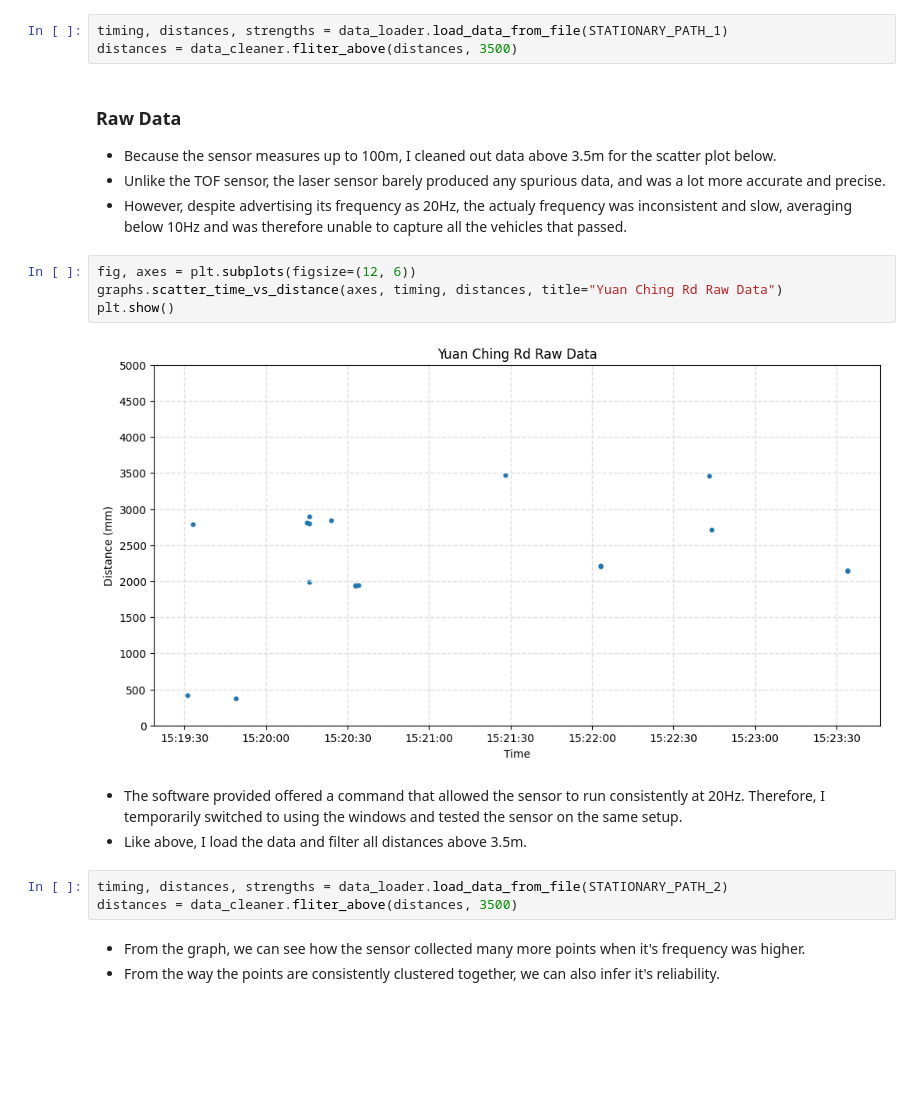
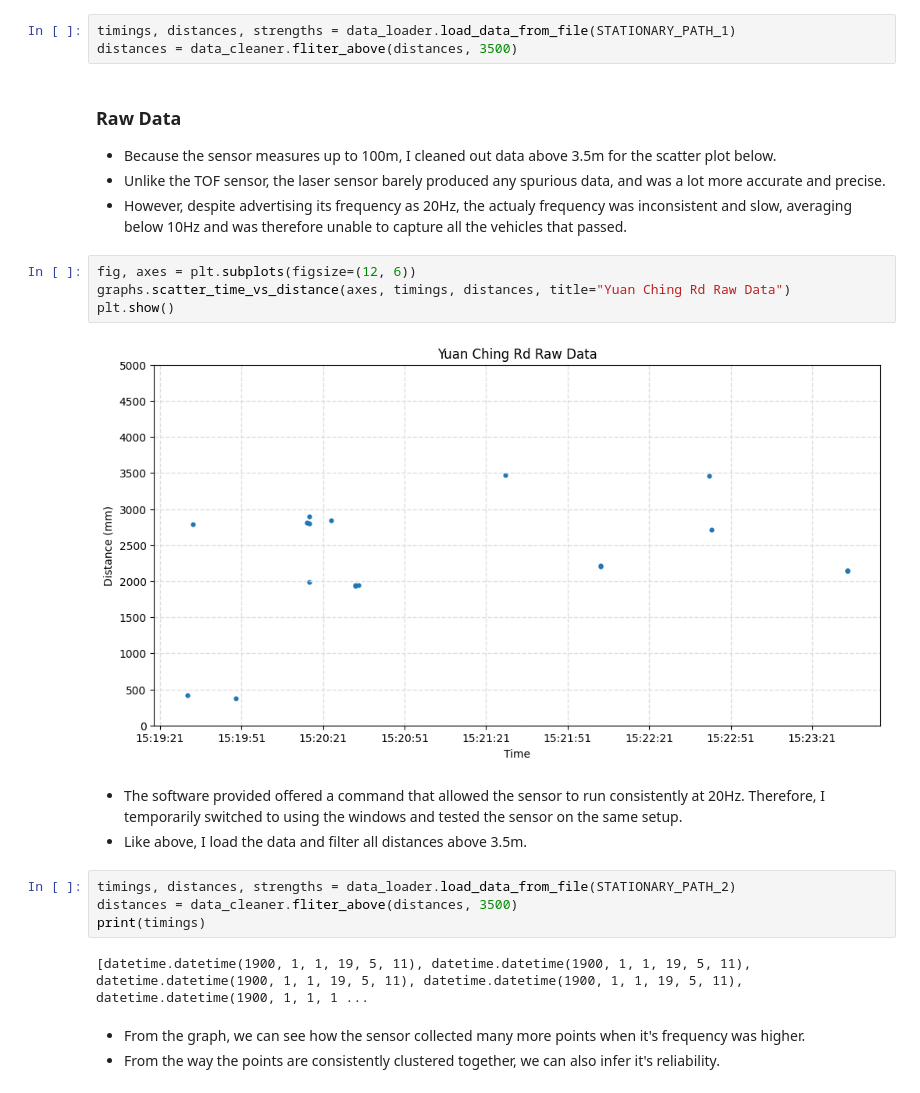
Before and after one commit to wuihee/cycling-safety-analysis, a Jupyter notebook: data_analysis/Laser_Outdoor_Tests.ipynb, the cells around one changed output. Cells and saved outputs as stored; diff of their text form; blank space fills up the shorter version.

Commit message:
Updated data analysis

```diff
--- a/data_analysis/Laser_Outdoor_Tests.ipynb
+++ b/data_analysis/Laser_Outdoor_Tests.ipynb
@@ -43,7 +43,7 @@ data_cleaner = DataCleaner()
 - I extract the raw data into three lists: times, distances measured, and signal strength.
 - Because the laser sensor measures up to 100m, I filter out all points above 3.5m.
 # %%
-timing, distances, strengths = data_loader.load_data_from_file(STATIONARY_PATH_1)
+timings, distances, strengths = data_loader.load_data_from_file(STATIONARY_PATH_1)
 distances = data_cleaner.fliter_above(distances, 3500)
 # %% [markdown]
 ### Raw Data
@@ -53,16 +53,19 @@ distances = data_cleaner.fliter_above(distances, 3500)
 - However, despite advertising its frequency as 20Hz, the actualy frequency was inconsistent and slow, averaging below 10Hz and was therefore unable to capture all the vehicles that passed.
 # %%
 fig, axes = plt.subplots(figsize=(12, 6))
-graphs.scatter_time_vs_distance(axes, timing, distances, title="Yuan Ching Rd Raw Data")
+graphs.scatter_time_vs_distance(axes, timings, distances, title="Yuan Ching Rd Raw Data")
 plt.show()
 # %% [output]
-[figure, old version]
+[figure, new version]
 # %% [markdown]
 - The software provided offered a command that allowed the sensor to run consistently at 20Hz. Therefore, I temporarily switched to using the windows and tested the sensor on the same setup.
 - Like above, I load the data and filter all distances above 3.5m.
 # %%
-timing, distances, strengths = data_loader.load_data_from_file(STATIONARY_PATH_2)
+timings, distances, strengths = data_loader.load_data_from_file(STATIONARY_PATH_2)
 distances = data_cleaner.fliter_above(distances, 3500)
+print(timings)
+# %% [output]
+[datetime.datetime(1900, 1, 1, 19, 5, 11), datetime.datetime(1900, 1, 1, 19, 5, 11), datetime.datetime(1900, 1, 1, 19, 5, 11), datetime.datetime(1900, 1, 1, 19, 5, 11), datetime.datetime(1900, 1, 1, 1 ...
 # %% [markdown]
 - From the graph, we can see how the sensor collected many more points when it's frequency was higher.
 - From the way the points are consistently clustered together, we can also infer it's reliability.
```
Also changed, not shown: parts of 1 cell of this notebook, 3 other files.
